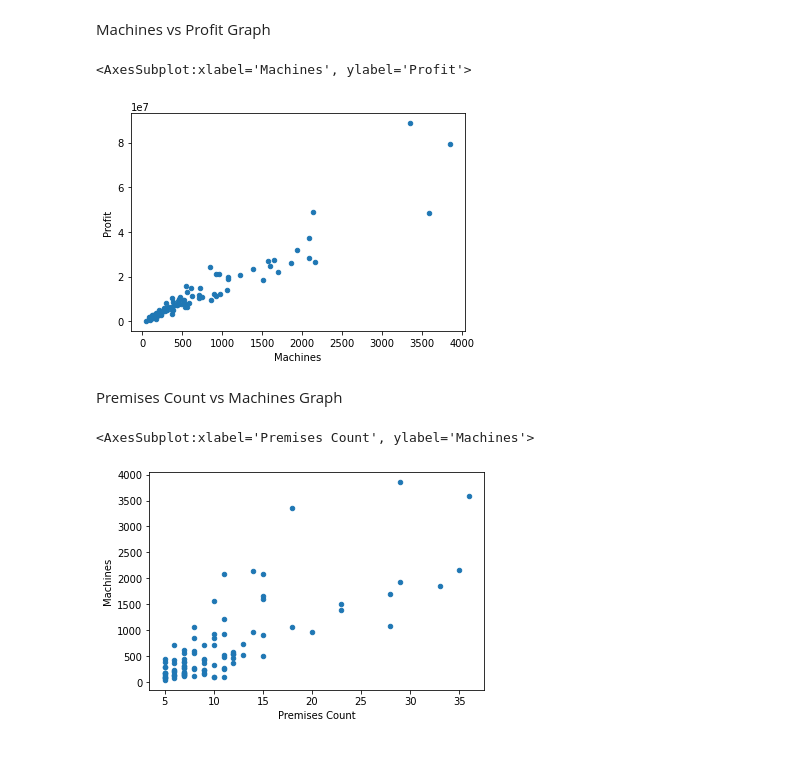
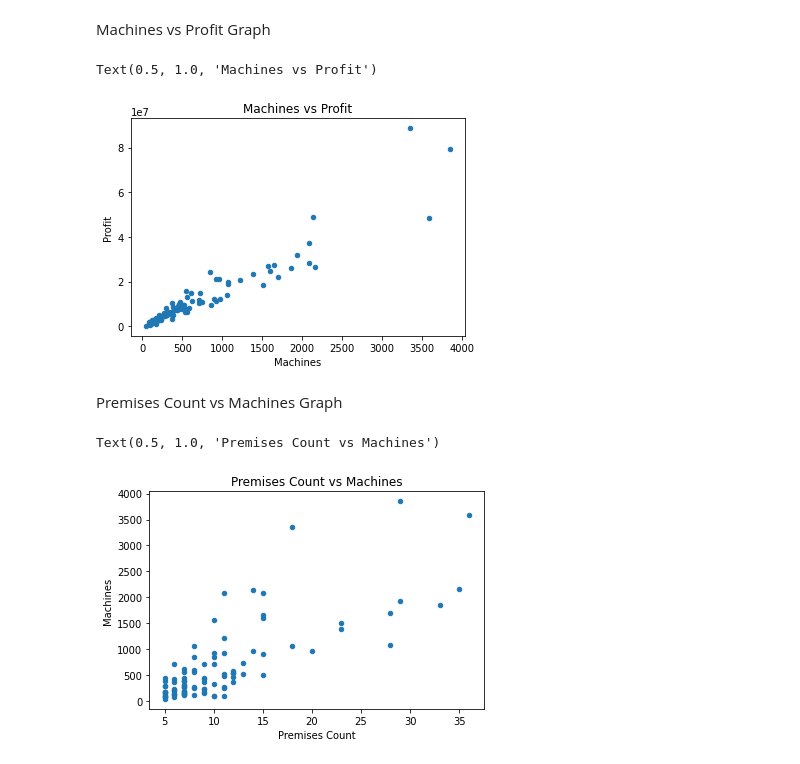
Before and after one commit to BY-2224/clubs-gaming-machine-data, a Jupyter notebook: gaming data.ipynb, the cells around one changed output. Drawn from its saved outputs; the diff is of its cells as text; code cells hidden in the pictures.

```diff
--- a/gaming data.ipynb
+++ b/gaming data.ipynb
@@ -327,13 +330,15 @@ gaming_data.sort_values(["Machines","Profit"],ascending=False).head(30)
 Machines vs Profit Graph
 # %%
 gaming_data.plot(kind='scatter', x= 'Machines', y= 'Profit')
+plt.title('Machines vs Profit')
 # %% [output]
-<AxesSubplot:xlabel='Machines', ylabel='Profit'>
+Text(0.5, 1.0, 'Machines vs Profit')
-[figure, old version]
+[figure, new version]
 # %% [markdown]
 Premises Count vs Machines Graph
 # %%
 gaming_data.plot(kind='scatter', x='Premises Count', y='Machines')
+plt.title('Premises Count vs Machines')
 # %% [output]
-<AxesSubplot:xlabel='Premises Count', ylabel='Machines'>
+Text(0.5, 1.0, 'Premises Count vs Machines')
-[figure, old version]
+[figure, new version]
```
Also changed, not shown: parts of 1 cell of this notebook.
